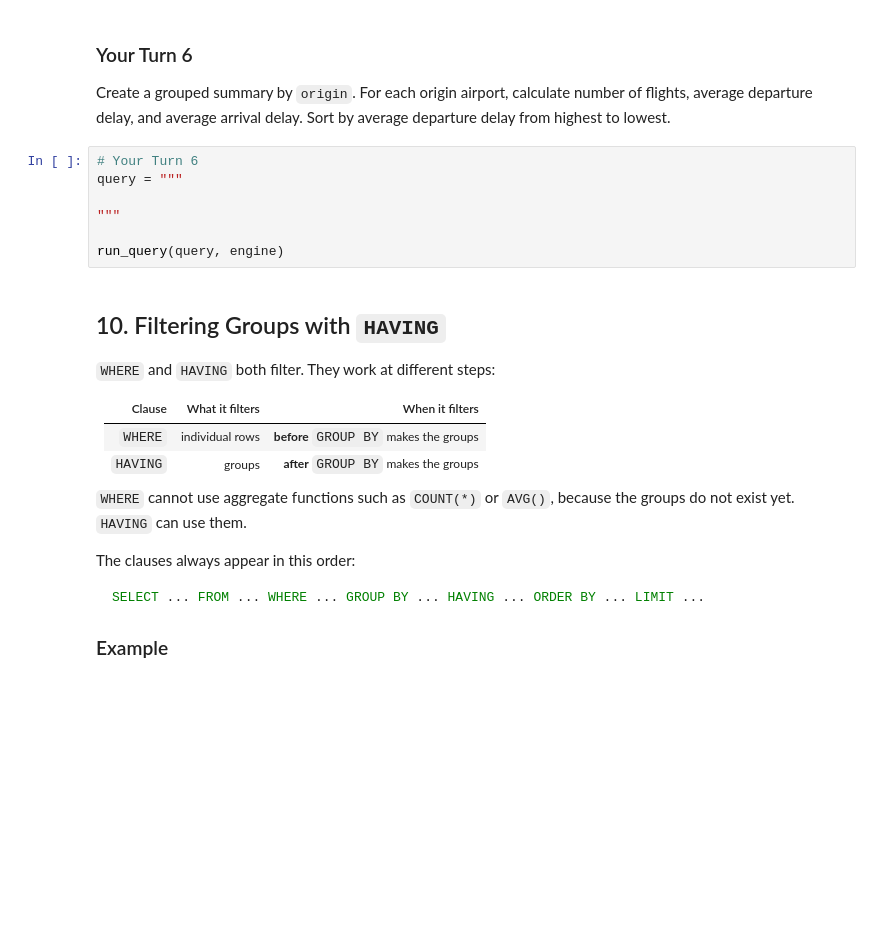
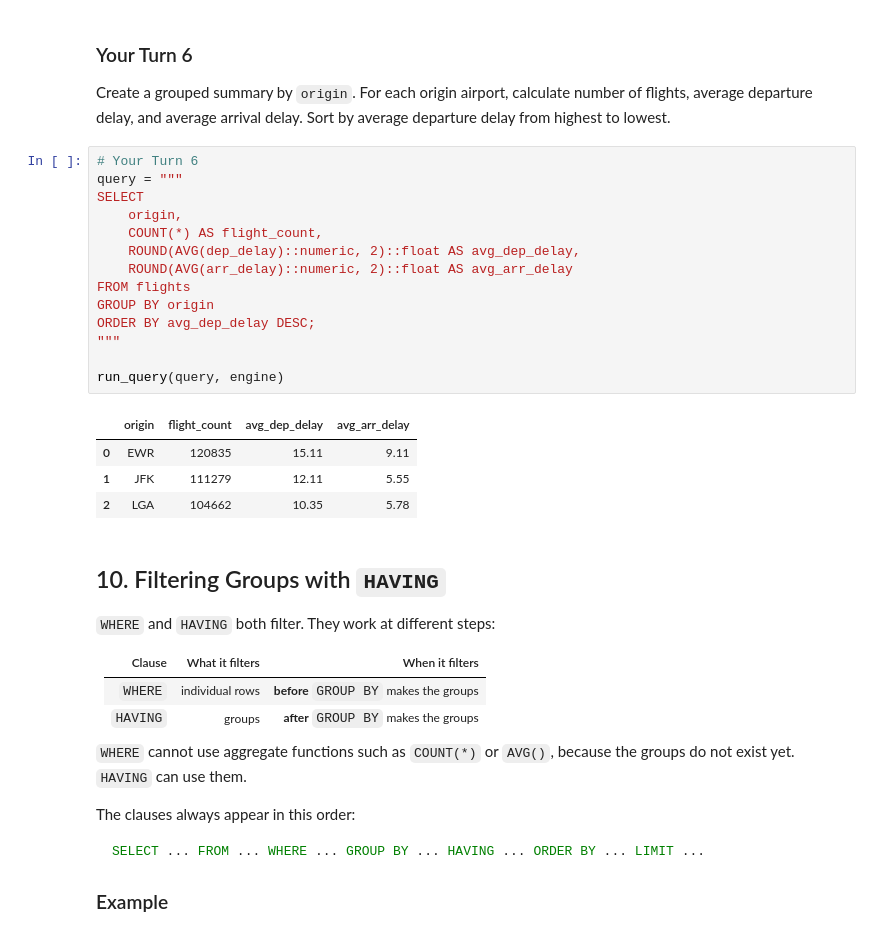
Before and after one commit to kalshaikhli/ban6003-week9-10-Karrar-Alshaikhli, a Jupyter notebook: notebooks/module9_neon_sql_fundamentals_guided_lab.ipynb, the cells around one changed output. Drawn from its saved outputs; the diff is of its cells as text; blank space fills up the shorter version.

```diff
--- a/notebooks/module9_neon_sql_fundamentals_guided_lab.ipynb
+++ b/notebooks/module9_neon_sql_fundamentals_guided_lab.ipynb
@@ -504,10 +539,22 @@ Create a grouped summary by `origin`. For each origin airport, calculate number
 # %%
 # Your Turn 6
 query = """
-
+SELECT
+    origin,
+    COUNT(*) AS flight_count,
+    ROUND(AVG(dep_delay)::numeric, 2)::float AS avg_dep_delay,
+    ROUND(AVG(arr_delay)::numeric, 2)::float AS avg_arr_delay
+FROM flights
+GROUP BY origin
+ORDER BY avg_dep_delay DESC;
 """
 
 run_query(query, engine)
+# %% [output]
+|  | origin | flight_count | avg_dep_delay | avg_arr_delay |
+| 0 | EWR | 120835 | 15.11 | 9.11 |
+| 1 | JFK | 111279 | 12.11 | 5.55 |
+| 2 | LGA | 104662 | 10.35 | 5.78 |
 # %% [markdown]
 ## 10. Filtering Groups with `HAVING`
 
```
Also changed, not shown: parts of 4 cells of this notebook.
